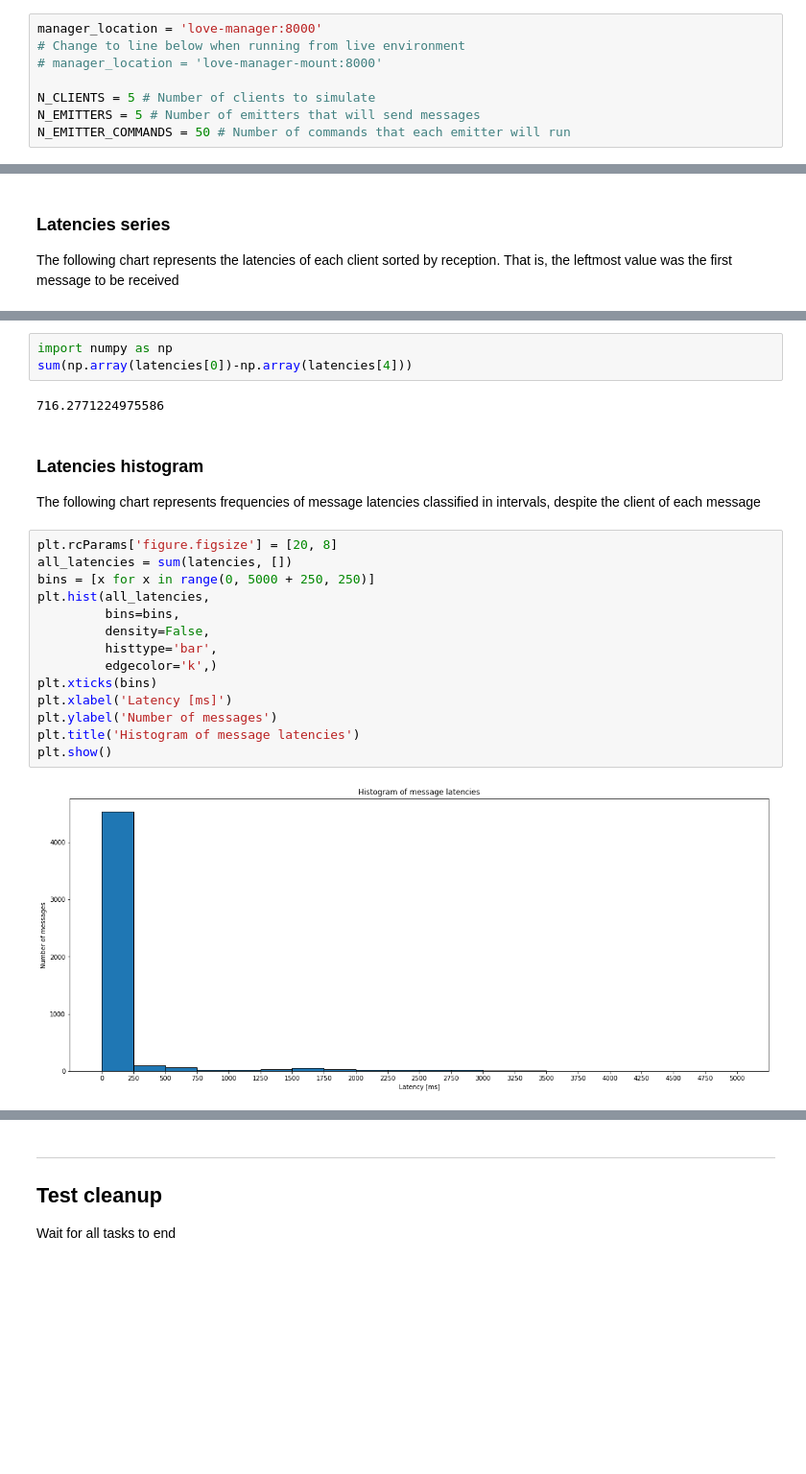
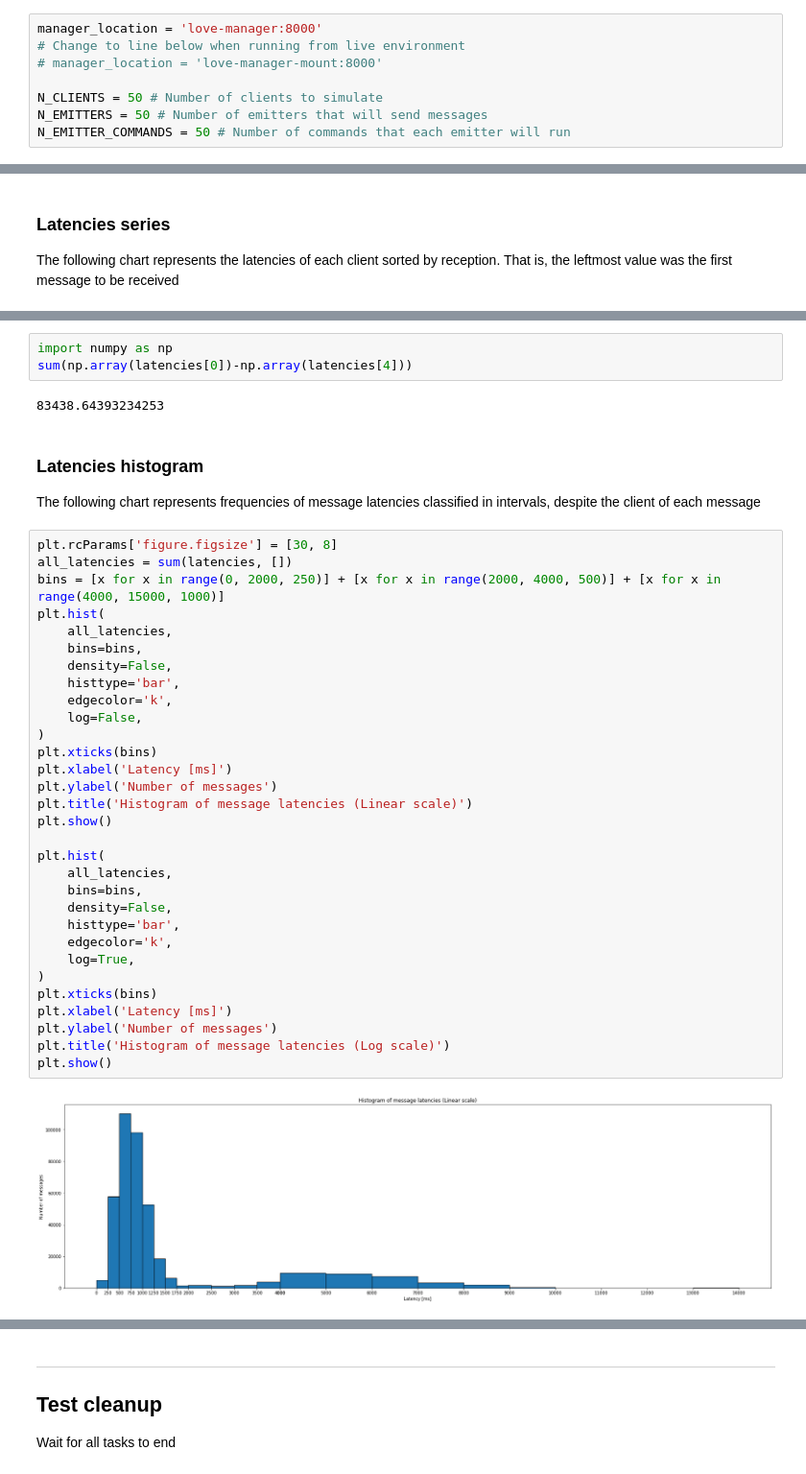
Before and after one commit to lsst-ts/LOVE-integration-tools, a Jupyter notebook: jupyter/stress_test.ipynb, the cells around one changed output, grey strips where cells are left out. Shown: that part at 96% size. Cells and saved outputs as stored; diff of their text form; blank space fills up the shorter version.

```diff
--- a/jupyter/stress_test.ipynb
+++ b/jupyter/stress_test.ipynb
@@ -15,8 +15,8 @@ manager_location = 'love-manager:8000'
 # Change to line below when running from live environment
 # manager_location = 'love-manager-mount:8000'
 
-N_CLIENTS = 5 # Number of clients to simulate
-N_EMITTERS = 5 # Number of emitters that will send messages
+N_CLIENTS = 50 # Number of clients to simulate
+N_EMITTERS = 50 # Number of emitters that will send messages
 N_EMITTER_COMMANDS = 50 # Number of commands that each emitter will run
 # %% [markdown]
 ---
@@ -314,23 +349,40 @@ plt.show()
 import numpy as np
 sum(np.array(latencies[0])-np.array(latencies[4]))
 # %% [output]
-716.2771224975586
+83438.64393234253
 # %% [markdown]
 ### Latencies histogram
 The following chart represents frequencies of message latencies classified in intervals, despite the client of each message
 # %%
-plt.rcParams['figure.figsize'] = [20, 8]
+plt.rcParams['figure.figsize'] = [30, 8]
 all_latencies = sum(latencies, [])
-bins = [x for x in range(0, 5000 + 250, 250)]
-plt.hist(all_latencies,
-         bins=bins,
-         density=False,
-         histtype='bar',
-         edgecolor='k',)
+bins = [x for x in range(0, 2000, 250)] + [x for x in range(2000, 4000, 500)] + [x for x in range(4000, 15000, 1000)]
+plt.hist(
+    all_latencies,
+    bins=bins,
+    density=False,
+    histtype='bar',
+    edgecolor='k',
+    log=False,
+)
 plt.xticks(bins)
 plt.xlabel('Latency [ms]')
 plt.ylabel('Number of messages')
-plt.title('Histogram of message latencies')
+plt.title('Histogram of message latencies (Linear scale)')
 plt.show()
+
+plt.hist(
+    all_latencies,
+    bins=bins,
+    density=False,
+    histtype='bar',
+    edgecolor='k',
+    log=True,
+)
+plt.xticks(bins)
+plt.xlabel('Latency [ms]')
+plt.ylabel('Number of messages')
+plt.title('Histogram of message latencies (Log scale)')
+plt.show()
 # %% [output]
-[figure, old version]
+[figure, new version]
```
Also changed, not shown: parts of 6 cells of this notebook.
